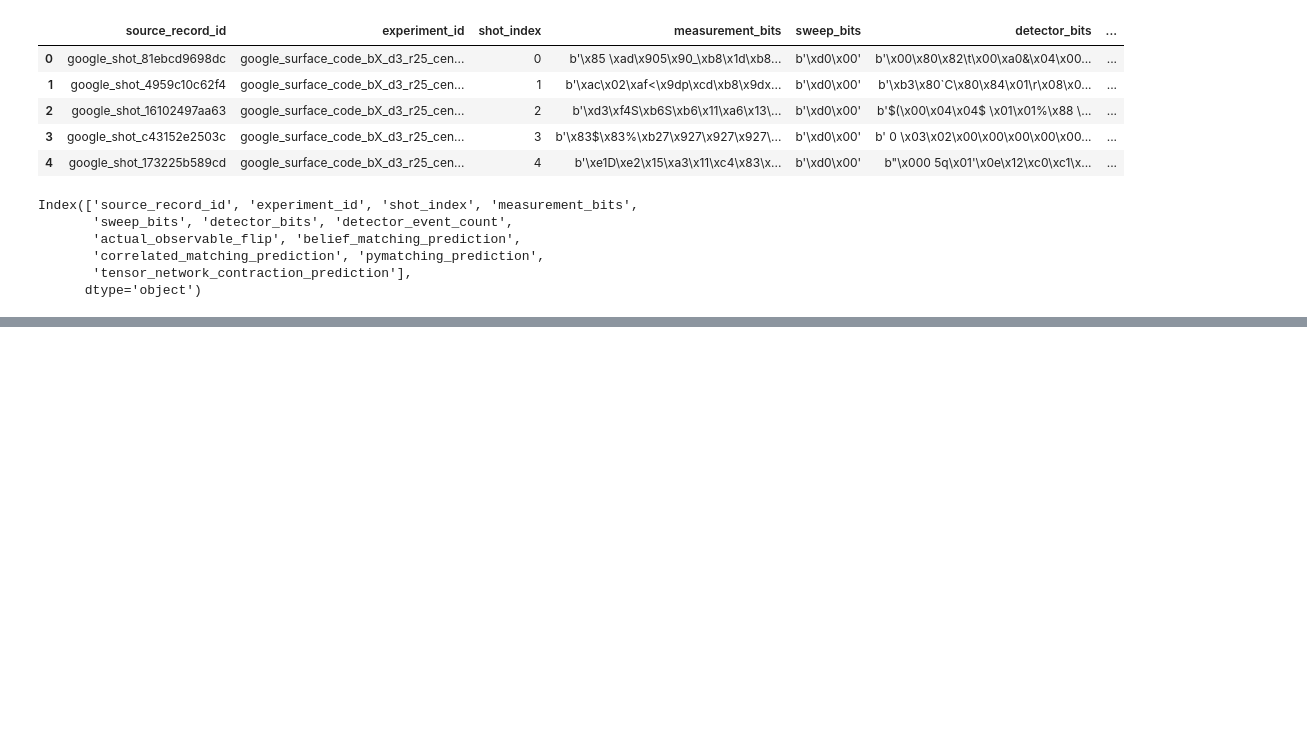
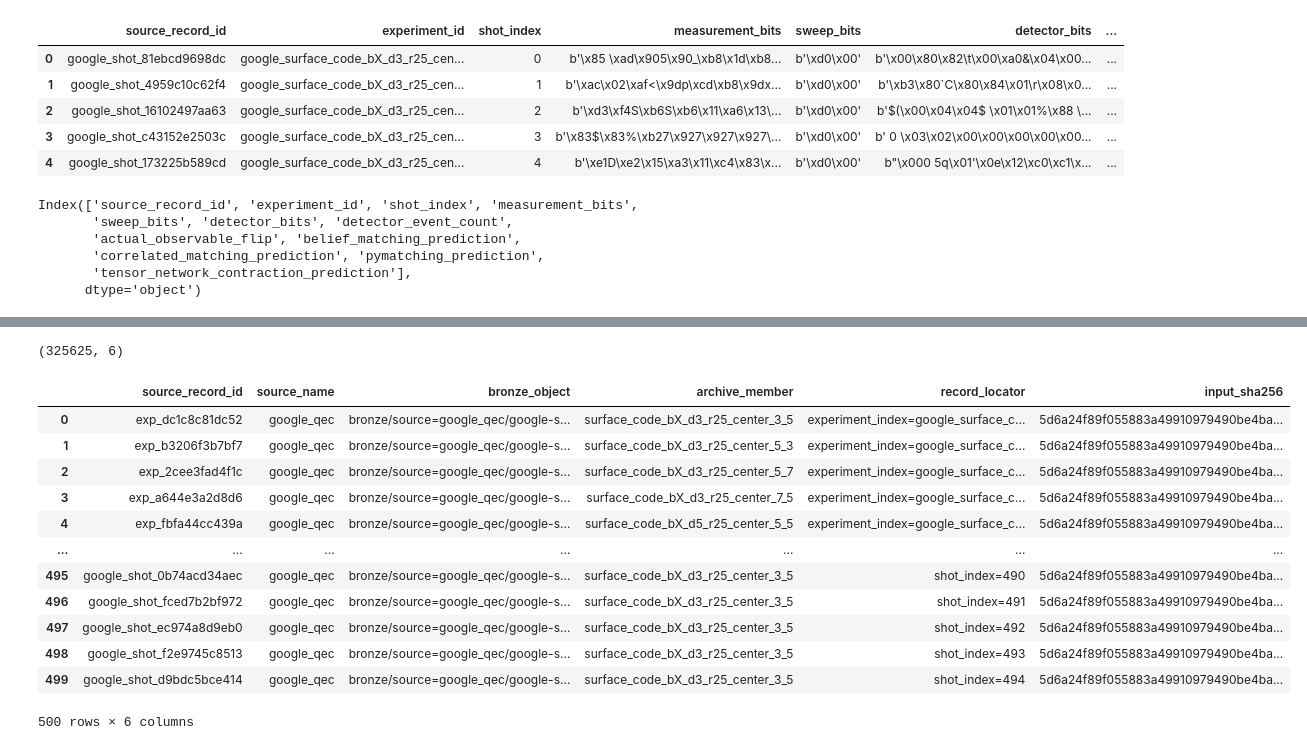
Before and after one commit to CodingBlood/DSAIT4000-Group7, a Jupyter notebook: starter/notebooks/Shots.ipynb, the cells around one changed output, grey strips where cells are left out. Saved outputs shown, nothing was run; the diff lists cells and outputs as text; code cells hidden in the pictures; blank space fills up the shorter version.

```diff
--- a/starter/notebooks/Shots.ipynb
+++ b/starter/notebooks/Shots.ipynb
@@ -171,0 +179,19 @@ df.head()
+# %%
+df = pd.read_parquet('./../results/part1/source_trace.parquet')
+print(df.shape)
+df.head(500)
+# %% [output]
+(325625, 6)
+|  | source_record_id | source_name | bronze_object | archive_member | record_locator | input_sha256 |
+| 0 | exp_dc1c8c81dc52 | google_qec | bronze/source=google_qec/google-s... | surface_code_bX_d3_r25_center_3_5 | experiment_index=google_surface_c... | 5d6a24f89f055883a49910979490be4ba... |
+| 1 | exp_b3206f3b7bf7 | google_qec | bronze/source=google_qec/google-s... | surface_code_bX_d3_r25_center_5_3 | experiment_index=google_surface_c... | 5d6a24f89f055883a49910979490be4ba... |
+| 2 | exp_2cee3fad4f1c | google_qec | bronze/source=google_qec/google-s... | surface_code_bX_d3_r25_center_5_7 | experiment_index=google_surface_c... | 5d6a24f89f055883a49910979490be4ba... |
+| 3 | exp_a644e3a2d8d6 | google_qec | bronze/source=google_qec/google-s... | surface_code_bX_d3_r25_center_7_5 | experiment_index=google_surface_c... | 5d6a24f89f055883a49910979490be4ba... |
+| 4 | exp_fbfa44cc439a | google_qec | bronze/source=google_qec/google-s... | surface_code_bX_d5_r25_center_5_5 | experiment_index=google_surface_c... | 5d6a24f89f055883a49910979490be4ba... |
+| ... | ... | ... | ... | ... | ... | ... |
+| 495 | google_shot_0b74acd34aec | google_qec | bronze/source=google_qec/google-s... | surface_code_bX_d3_r25_center_3_5 | shot_index=490 | 5d6a24f89f055883a49910979490be4ba... |
+| 496 | google_shot_fced7b2bf972 | google_qec | bronze/source=google_qec/google-s... | surface_code_bX_d3_r25_center_3_5 | shot_index=491 | 5d6a24f89f055883a49910979490be4ba... |
+| 497 | google_shot_ec974a8d9eb0 | google_qec | bronze/source=google_qec/google-s... | surface_code_bX_d3_r25_center_3_5 | shot_index=492 | 5d6a24f89f055883a49910979490be4ba... |
+| 498 | google_shot_f2e9745c8513 | google_qec | bronze/source=google_qec/google-s... | surface_code_bX_d3_r25_center_3_5 | shot_index=493 | 5d6a24f89f055883a49910979490be4ba... |
+| 499 | google_shot_d9bdc5bce414 | google_qec | bronze/source=google_qec/google-s... | surface_code_bX_d3_r25_center_3_5 | shot_index=494 | 5d6a24f89f055883a49910979490be4ba... |
+500 rows × 6 columns
```
Also changed, not shown: parts of 1 cell of this notebook, 1 other file.
